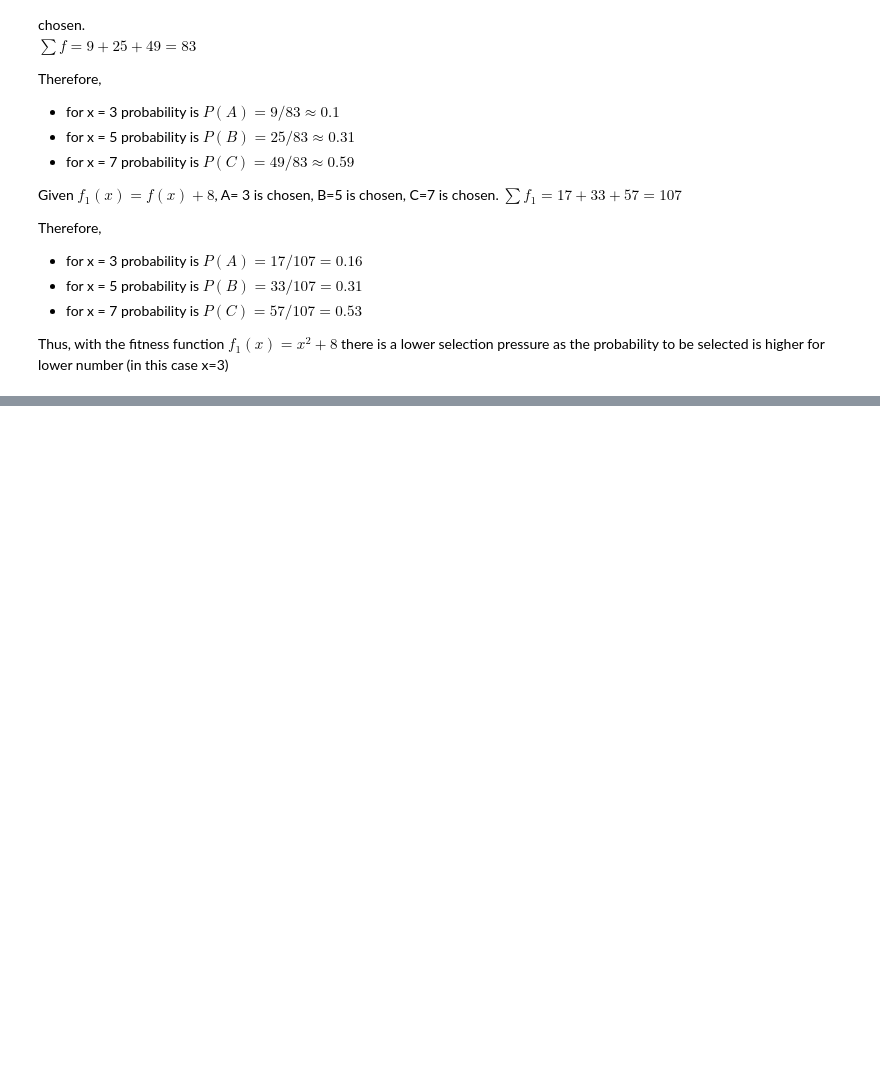
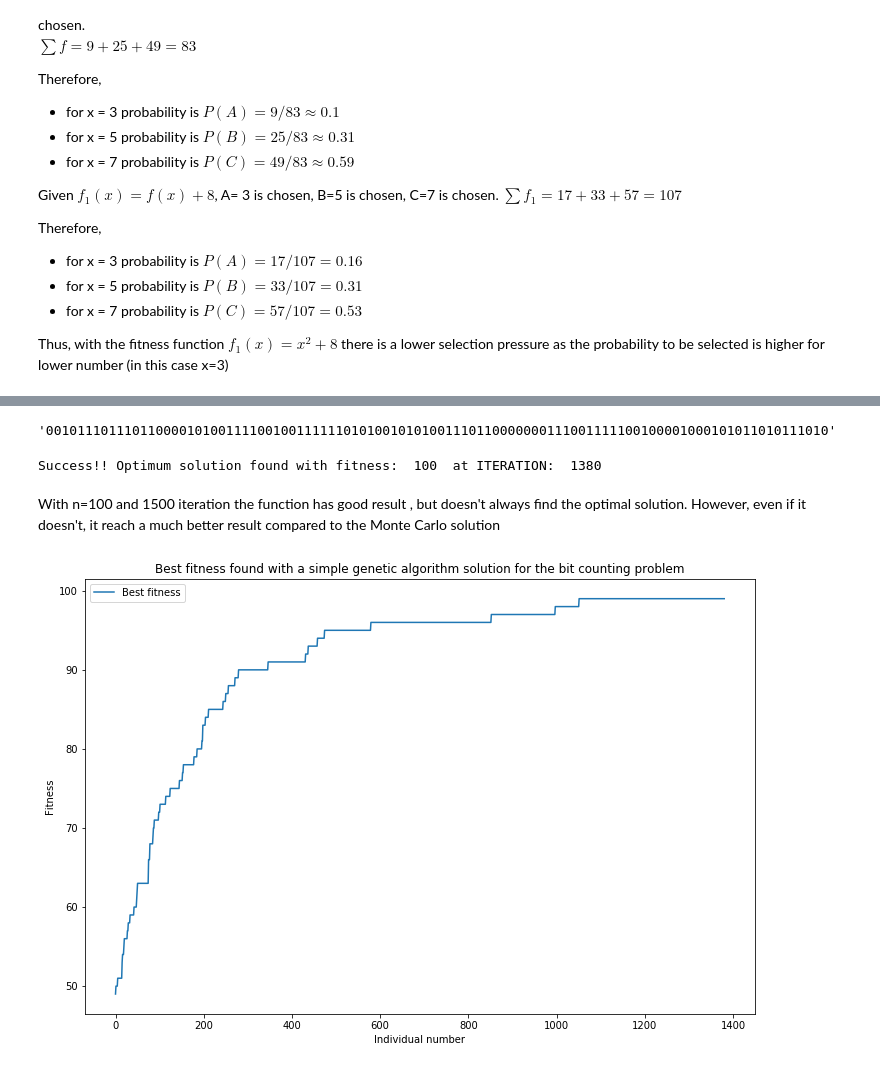
Before and after one commit to LucaParolo/NaturalComputingAssignments, a Jupyter notebook: Assignment 1/Exercises.ipynb, the cells around one changed output, grey strips where cells are left out. Drawn from its saved outputs; the diff is of its cells as text; code cells hidden in the pictures; blank space fills up the shorter version.

```diff
--- a/Assignment 1/Exercises.ipynb
+++ b/Assignment 1/Exercises.ipynb
@@ -105,0 +192,15 @@ f.close()
+# %%
+''.join([str(random.randint(0,1)) for z in range(1,n+1)])
+# %% [output]
+'0010111011101100001010011110010011111101010010101001110110000000111001111100100001000101011010111010'
+# %%
+#Import necessary libraries
+import math
+import sys
+import random
+from collections import deque
+
+# defining parameters
+n = 100
+iterations = 1500
+p = 1/n
@@ -105,0 +249,16 @@ f.close()
+# %%
+to_plot = GeneticAlgorithm(counting_ones, 100, 1500)
+# %% [output]
+Success!! Optimum solution found with fitness:  100  at ITERATION:  1380
+# %% [markdown]
+With n=100 and 1500 iteration the function has good result , but doesn't always find the optimal solution. However, even if it doesn't, it reach a much better result compared to the Monte Carlo solution
+# %%
+plt.figure(1,figsize=(12,8))
+plt.plot(to_plot,label="Best fitness")
+plt.xlabel("Individual number")
+plt.ylabel("Fitness")
+plt.title("Best fitness found with a simple genetic algorithm solution for the bit counting problem")
+plt.legend()
+plt.show()
+# %% [output]
+[figure, added]
```
Also changed, not shown: parts of 21 cells of this notebook.
